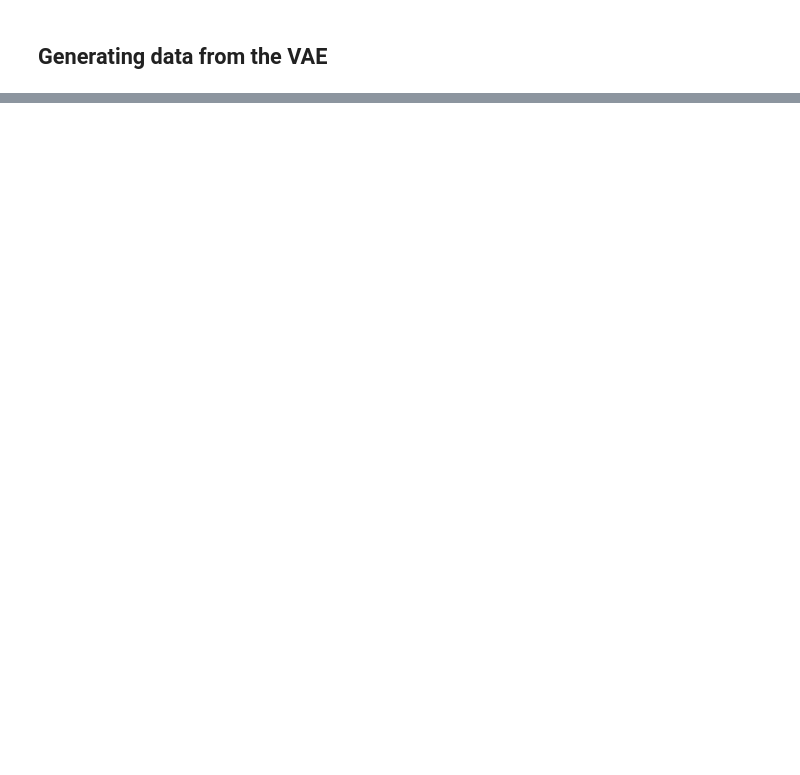
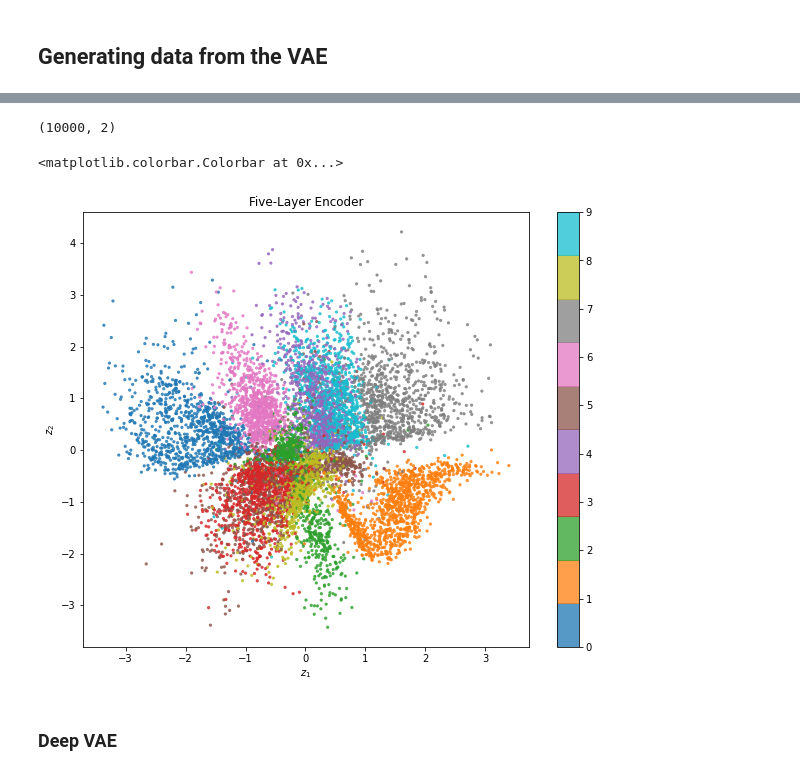
Before and after one commit to Oebele/Deep-lerning-for-beginners, a Jupyter notebook: Variational_Autoencoders.ipynb, the cells around one changed output, grey strips where cells are left out. Cells and saved outputs as stored; diff of their text form; code cells hidden in the pictures; blank space fills up the shorter version.

```diff
--- a/Variational_Autoencoders.ipynb
+++ b/Variational_Autoencoders.ipynb
@@ -339,0 +488,26 @@ print(np.around(scaler.inverse_transform(gen), decimals=1))
+# %%
+import matplotlib.pyplot as plt
+import numpy as np
+
+encdd = encoder.predict(x_test)
+x_hat = decoder.predict(encdd[0])
+
+plt.figure(figsize=(12,6))
+for i, (img, y) in enumerate(zip(x_hat[0:8].reshape(8, 28, 28), y_test[0:8])):
+  plt.subplot(241 + i)
+  plt.imshow(img, cmap='gray')
+  plt.xticks([])
+  plt.yticks([])
+  plt.title(y)
+plt.savefig('ch.9.vae.s.mnist.reconstructed.png', bbox_inches='tight', dpi=350)
+plt.show()
+
+plt.figure(figsize=(12,6))
+for i, (img, y) in enumerate(zip(x_test[0:8].reshape(8, 28, 28), y_test[0:8])):
+  plt.subplot(241 + i)
+  plt.imshow(img, cmap='gray')
+  plt.xticks([])
+  plt.yticks([])
+  plt.title(y)
+# plt.savefig('ch.9.vae.s.mnist.original.png', bbox_inches='tight', dpi=350)
+plt.show()
@@ -339,0 +517,20 @@ print(np.around(scaler.inverse_transform(gen), decimals=1))
+# %%
+import matplotlib.pyplot as plt
+
+y_ = list(map(int, y_test))
+X_ = encdd[0]
+
+print(X_.shape)
+
+plt.figure(figsize=(10,8))
+plt.title('Five-Layer Encoder')
+plt.scatter(X_[:,0], X_[:,1], s=5.0, c=y_, alpha=0.75, cmap='tab10')
+plt.xlabel('$z_1$')
+plt.ylabel('$z_2$')
+plt.colorbar()
+# %% [output]
+(10000, 2)
+<matplotlib.colorbar.Colorbar at 0x...>
+[figure, added]
+# %% [markdown]
+### Deep VAE
```
Also changed, not shown: parts of 17 cells of this notebook.
